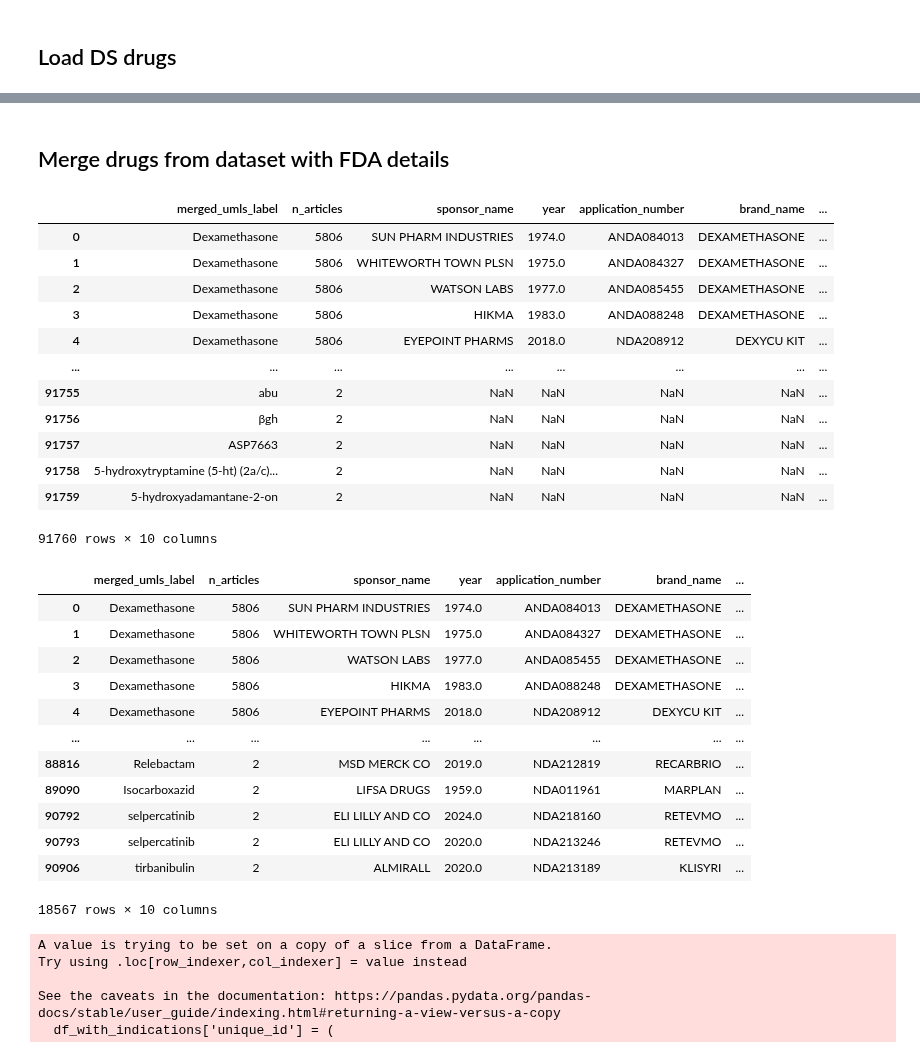
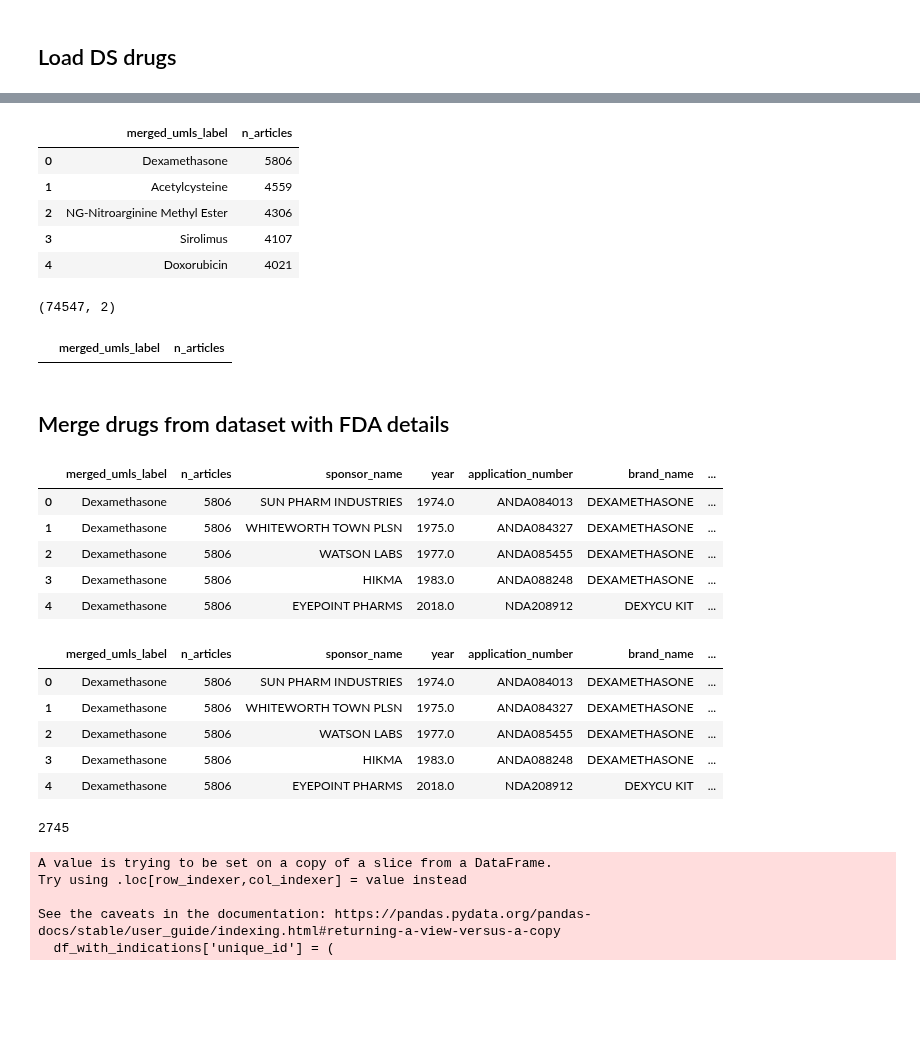
Before and after one commit to Ineichen-Group/Preclinical_DrugDisease_Translation_Pipeline, a Jupyter notebook: 10_drug_disease_translation_analysis/FDA_03_Merge_Drug_for_Indications.ipynb, the cells around one changed output, grey strips where cells are left out. Drawn from its saved outputs; the diff is of its cells as text; code cells hidden in the pictures; blank space fills up the shorter version.

```diff
--- a/10_drug_disease_translation_analysis/FDA_03_Merge_Drug_for_Indications.ipynb
+++ b/10_drug_disease_translation_analysis/FDA_03_Merge_Drug_for_Indications.ipynb
@@ -37,20 +17,3 @@ df_orig.head()
-# %%
-df_orig = df_orig[
-    ~(df_orig["brand_name"].isna() | (df_orig["brand_name"].astype(str).str.strip() == "") |
-      df_orig["active_ingredients"].isna() | (df_orig["active_ingredients"].astype(str).str.strip() == ""))
-]
-df_orig.shape
-# %%
-# Step 1: Make sure the column is a proper list
-df_orig["active_ingredients_split"] = (
-    df_orig["active_ingredients"]
-    .astype(str)  # ensure string
-    .str.split(r",\s*")  # split on comma + optional spaces
-)
-
-# Step 2: Explode into separate rows
-df_orig = df_orig.explode("active_ingredients_split", ignore_index=True)
-df_orig.shape
 # %%
-df_orig_info = df_orig[['sponsor_name','year','application_number', 'brand_name', 'active_ingredients_split', 'clinical_studies', 'indications_first_sent', 'indications_and_usage']]
+df_orig_info = df_orig[['sponsor_name','year','application_number', 'brand_name', 'active_ingredients_split', 'drug_umls_term_norm', 'clinical_studies', 'indications_first_sent', 'indications_and_usage']]
 df_orig_info.head()
@@ -80,40 +60,53 @@ terms_for_details
+# %%
+terms_for_details = terms[terms["merged_umls_label"].str.len() > 2]
+terms_for_details = terms_for_details[terms_for_details['n_articles']>1]
+
+terms_for_details.head()
+# %% [output]
+|  | merged_umls_label | n_articles |
+| 0 | Dexamethasone | 5806 |
+| 1 | Acetylcysteine | 4559 |
+| 2 | NG-Nitroarginine Methyl Ester | 4306 |
+| 3 | Sirolimus | 4107 |
+| 4 | Doxorubicin | 4021 |
+# %%
+terms_for_details.shape
+# %% [output]
+(74547, 2)
+# %%
+terms_for_details[terms_for_details["merged_umls_label"].str.contains("zoloft", case=False, na=False)].head()
+# %% [output]
+|  | merged_umls_label | n_articles |
 # %% [markdown]
 ## Merge drugs from dataset with FDA details
 # %%
 # 1) Build normalized join keys (upper + strip)
 df_counts = terms_for_details.copy()
 df_exploded = df_orig_info.copy()
 
 df_counts["__key"] = df_counts["merged_umls_label"].astype(str).str.upper().str.strip()
-df_exploded["__key"] = df_exploded["active_ingredients_split"].astype(str).str.upper().str.strip()
+df_exploded["__key"] = df_exploded["drug_umls_term_norm"].astype(str).str.upper().str.strip()
 
 # 2) Left-merge ON the ingredient (keep all rows from df_exploded)
 df_merged = df_counts.merge(
     df_exploded,
     on="__key",
     how="left"
 )
 
 # 3) Clean up
 df_merged = df_merged.drop(columns="__key")
-df_merged
+df_merged.head()
 # %% [output]
 |  | merged_umls_label | n_articles | sponsor_name | year | application_number | brand_name | ... |
 | 0 | Dexamethasone | 5806 | SUN PHARM INDUSTRIES | 1974.0 | ANDA084013 | DEXAMETHASONE | ... |
 | 1 | Dexamethasone | 5806 | WHITEWORTH TOWN PLSN | 1975.0 | ANDA084327 | DEXAMETHASONE | ... |
 | 2 | Dexamethasone | 5806 | WATSON LABS | 1977.0 | ANDA085455 | DEXAMETHASONE | ... |
 | 3 | Dexamethasone | 5806 | HIKMA | 1983.0 | ANDA088248 | DEXAMETHASONE | ... |
 | 4 | Dexamethasone | 5806 | EYEPOINT PHARMS | 2018.0 | NDA208912 | DEXYCU KIT | ... |
-| ... | ... | ... | ... | ... | ... | ... | ... |
-| 91755 | abu | 2 | NaN | NaN | NaN | NaN | ... |
-| 91756 | βgh | 2 | NaN | NaN | NaN | NaN | ... |
-| 91757 | ASP7663 | 2 | NaN | NaN | NaN | NaN | ... |
-| 91758 | 5-hydroxytryptamine (5-ht) (2a/c)... | 2 | NaN | NaN | NaN | NaN | ... |
-| 91759 | 5-hydroxyadamantane-2-on | 2 | NaN | NaN | NaN | NaN | ... |
-91760 rows × 10 columns
 # %%
 df_ds_drugs_with_FDA_info = df_merged[df_merged["application_number"].notna()]
-df_ds_drugs_with_FDA_info
+df_ds_drugs_with_FDA_info.head()
 # %% [output]
 |  | merged_umls_label | n_articles | sponsor_name | year | application_number | brand_name | ... |
 | 0 | Dexamethasone | 5806 | SUN PHARM INDUSTRIES | 1974.0 | ANDA084013 | DEXAMETHASONE | ... |
@@ -121,10 +114,7 @@ df_ds_drugs_with_FDA_info
 | 2 | Dexamethasone | 5806 | WATSON LABS | 1977.0 | ANDA085455 | DEXAMETHASONE | ... |
 | 3 | Dexamethasone | 5806 | HIKMA | 1983.0 | ANDA088248 | DEXAMETHASONE | ... |
 | 4 | Dexamethasone | 5806 | EYEPOINT PHARMS | 2018.0 | NDA208912 | DEXYCU KIT | ... |
-| ... | ... | ... | ... | ... | ... | ... | ... |
-| 88816 | Relebactam | 2 | MSD MERCK CO | 2019.0 | NDA212819 | RECARBRIO | ... |
-| 89090 | Isocarboxazid | 2 | LIFSA DRUGS | 1959.0 | NDA011961 | MARPLAN | ... |
-| 90792 | selpercatinib | 2 | ELI LILLY AND CO | 2024.0 | NDA218160 | RETEVMO | ... |
-| 90793 | selpercatinib | 2 | ELI LILLY AND CO | 2020.0 | NDA213246 | RETEVMO | ... |
-| 90906 | tirbanibulin | 2 | ALMIRALL | 2020.0 | NDA213189 | KLISYRI | ... |
-18567 rows × 10 columns
+# %%
+df_ds_drugs_with_FDA_info.merged_umls_label.nunique()
+# %% [output]
+2745
```
Also changed, not shown: parts of 14 cells of this notebook, 2 other files.
